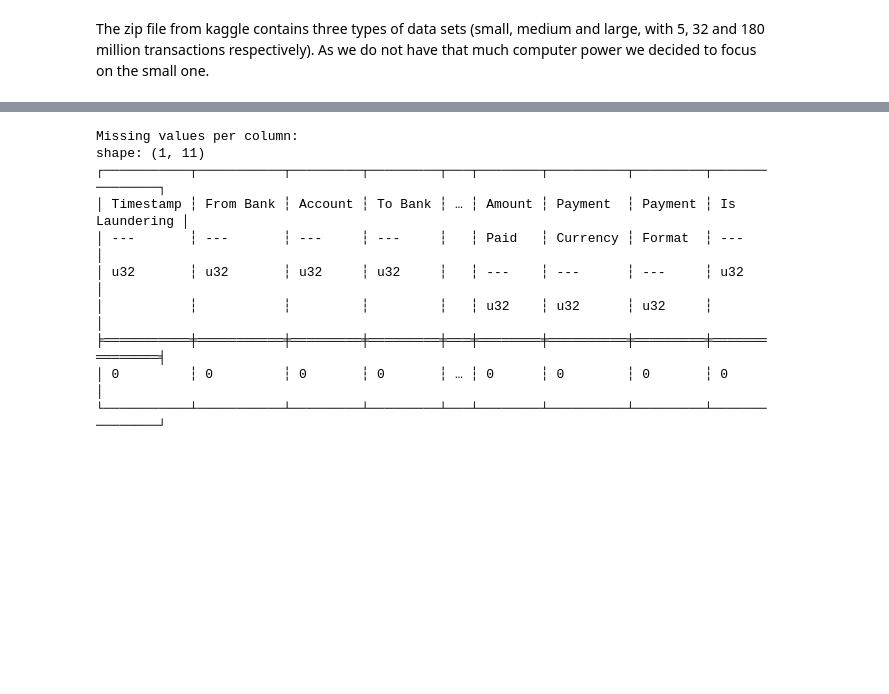
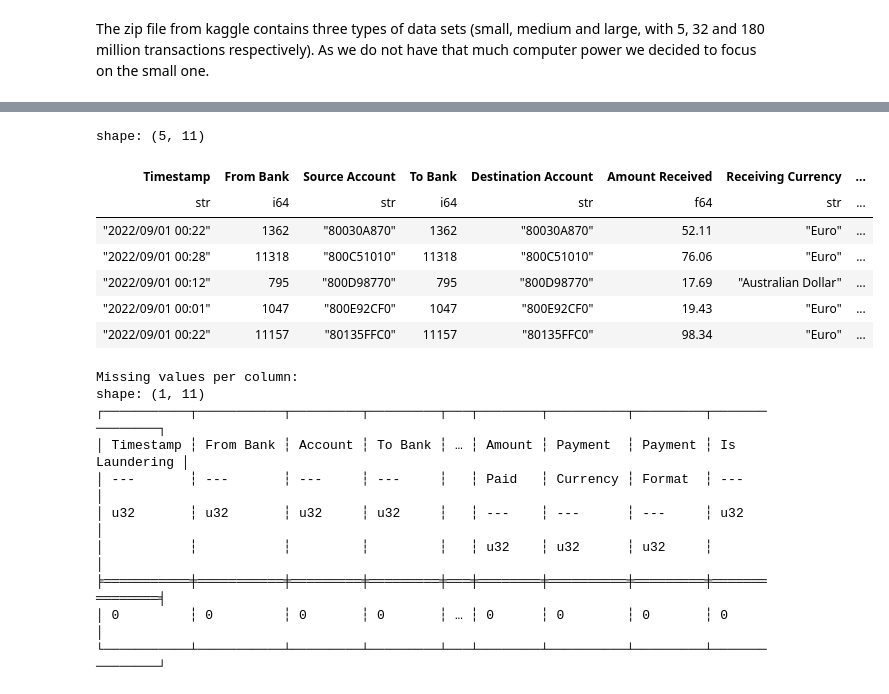
Before and after one commit to pablo-fdz/networks_final_project, a Jupyter notebook: eda_ibm.ipynb, the cells around one changed output, grey strips where cells are left out. Drawn from its saved outputs; the diff is of its cells as text; code cells hidden in the pictures; blank space fills up the shorter version.

```diff
--- a/eda_ibm.ipynb
+++ b/eda_ibm.ipynb
@@ -35,3 +47,14 @@ shape: (5, 11)
+# %%
+df.filter(df["Amount Received"] != df["Amount Paid"]).head()
+# %% [output]
+shape: (5, 11)
+| Timestamp | From Bank | Source Account | To Bank | Destination Account | Amount Received | Receiving Currency | ... |
+| str | i64 | str | i64 | str | f64 | str | ... |
+| "2022/09/01 00:22" | 1362 | "80030A870" | 1362 | "80030A870" | 52.11 | "Euro" | ... |
+| "2022/09/01 00:28" | 11318 | "800C51010" | 11318 | "800C51010" | 76.06 | "Euro" | ... |
+| "2022/09/01 00:12" | 795 | "800D98770" | 795 | "800D98770" | 17.69 | "Australian Dollar" | ... |
+| "2022/09/01 00:01" | 1047 | "800E92CF0" | 1047 | "800E92CF0" | 19.43 | "Euro" | ... |
+| "2022/09/01 00:22" | 11157 | "80135FFC0" | 11157 | "80135FFC0" | 98.34 | "Euro" | ... |
 # %%
 # Convert the 'Timestamp' column to datetime format for time-based analysis
 df = df.with_columns(
```
Also changed, not shown: parts of 2 cells of this notebook.
